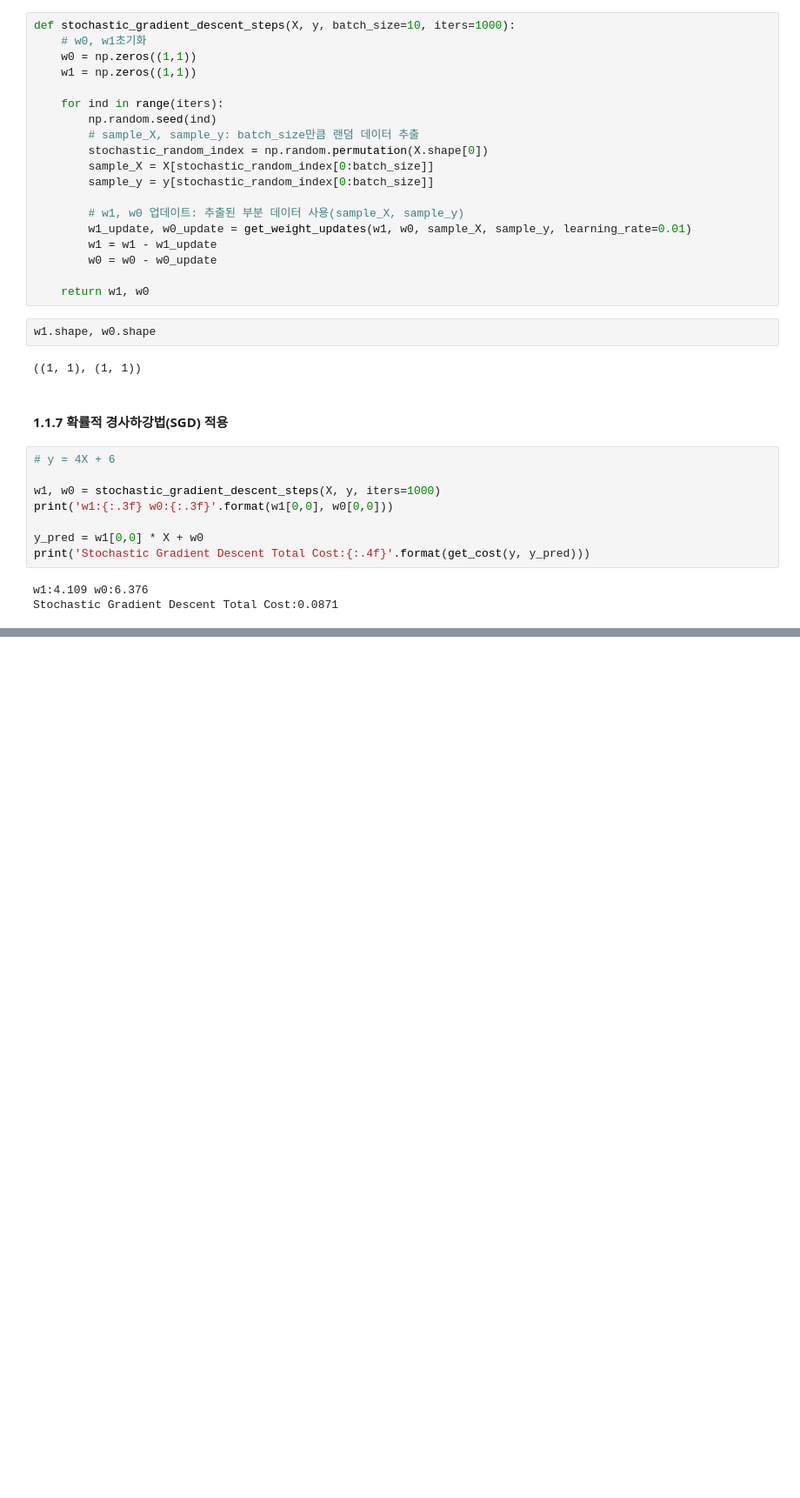
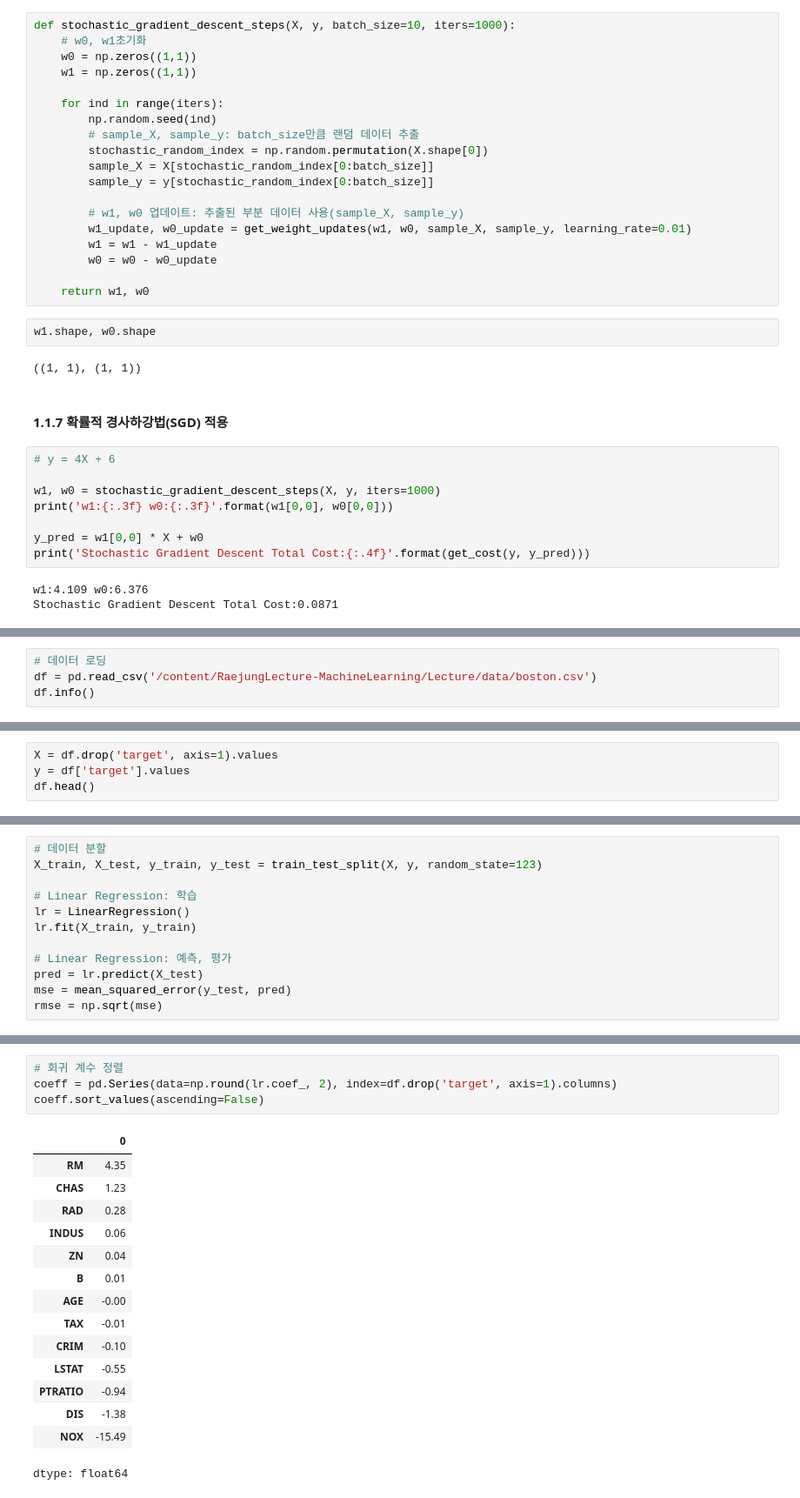
Before and after one commit to va4756/big_RaeJung, a Jupyter notebook: bigdata_RaeJung_02.ipynb, the cells around one changed output, grey strips where cells are left out. Shown at 87% size. Cells and saved outputs as stored; diff of their text form; blank space fills up the shorter version.

```diff
--- a/bigdata_RaeJung_02.ipynb
+++ b/bigdata_RaeJung_02.ipynb
@@ -825,0 +839,4 @@ Stochastic Gradient Descent Total Cost:0.0871
+# %%
+# 데이터 로딩
+df = pd.read_csv('/content/RaejungLecture-MachineLearning/Lecture/data/boston.csv')
+df.info()
@@ -825,0 +861,4 @@ Stochastic Gradient Descent Total Cost:0.0871
+# %%
+X = df.drop('target', axis=1).values
+y = df['target'].values
+df.head()
@@ -825,0 +886,12 @@ Stochastic Gradient Descent Total Cost:0.0871
+# %%
+# 데이터 분할
+X_train, X_test, y_train, y_test = train_test_split(X, y, random_state=123)
+
+# Linear Regression: 학습
+lr = LinearRegression()
+lr.fit(X_train, y_train)
+
+# Linear Regression: 예측, 평가
+pred = lr.predict(X_test)
+mse = mean_squared_error(y_test, pred)
+rmse = np.sqrt(mse)
@@ -825,0 +919,20 @@ Stochastic Gradient Descent Total Cost:0.0871
+# %%
+# 회귀 계수 정렬
+coeff = pd.Series(data=np.round(lr.coef_, 2), index=df.drop('target', axis=1).columns)
+coeff.sort_values(ascending=False)
+# %% [output]
+|  | 0 |
+| RM | 4.35 |
+| CHAS | 1.23 |
+| RAD | 0.28 |
+| INDUS | 0.06 |
+| ZN | 0.04 |
+| B | 0.01 |
+| AGE | -0.00 |
+| TAX | -0.01 |
+| CRIM | -0.10 |
+| LSTAT | -0.55 |
+| PTRATIO | -0.94 |
+| DIS | -1.38 |
+| NOX | -15.49 |
+dtype: float64
```
Also changed, not shown: parts of 24 cells of this notebook.
